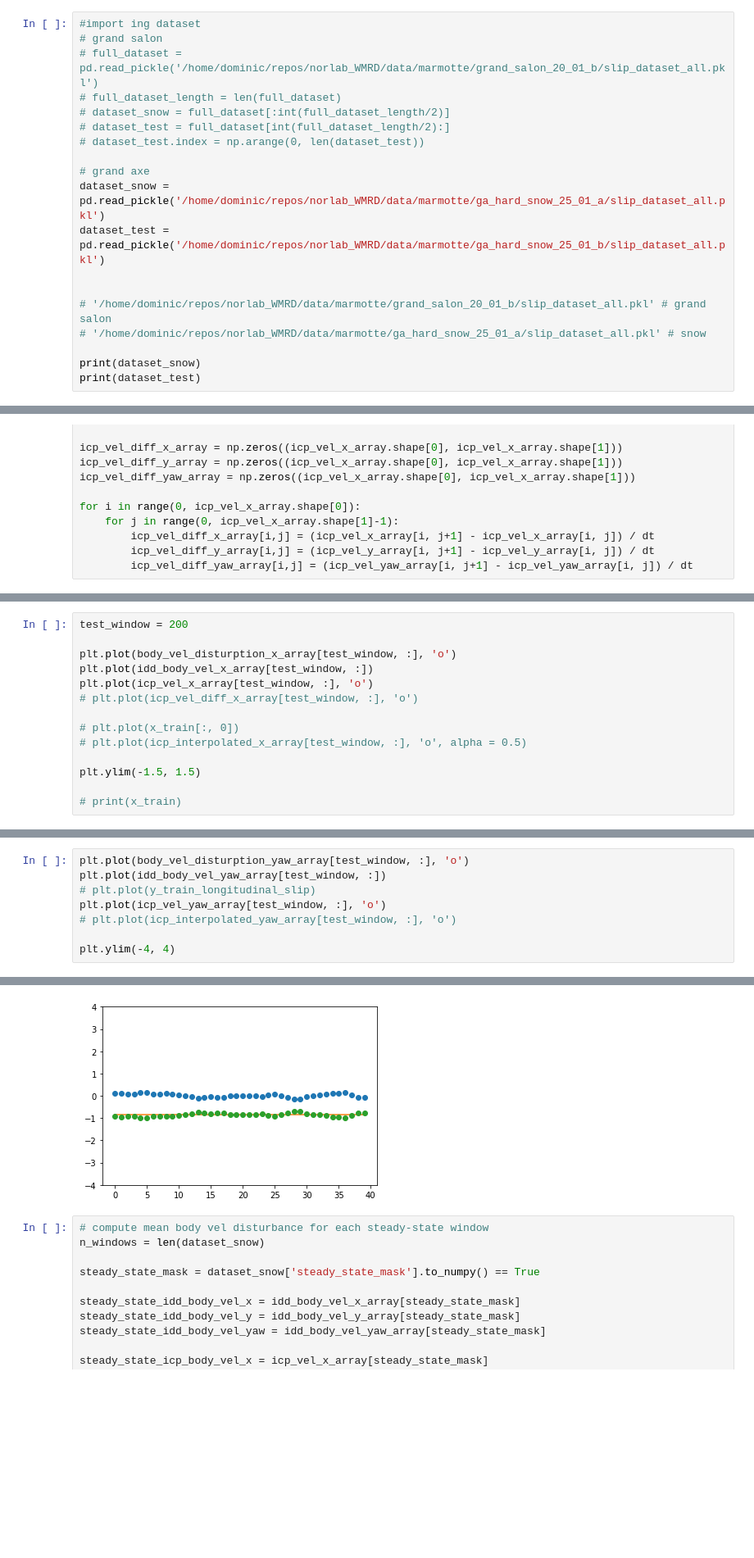
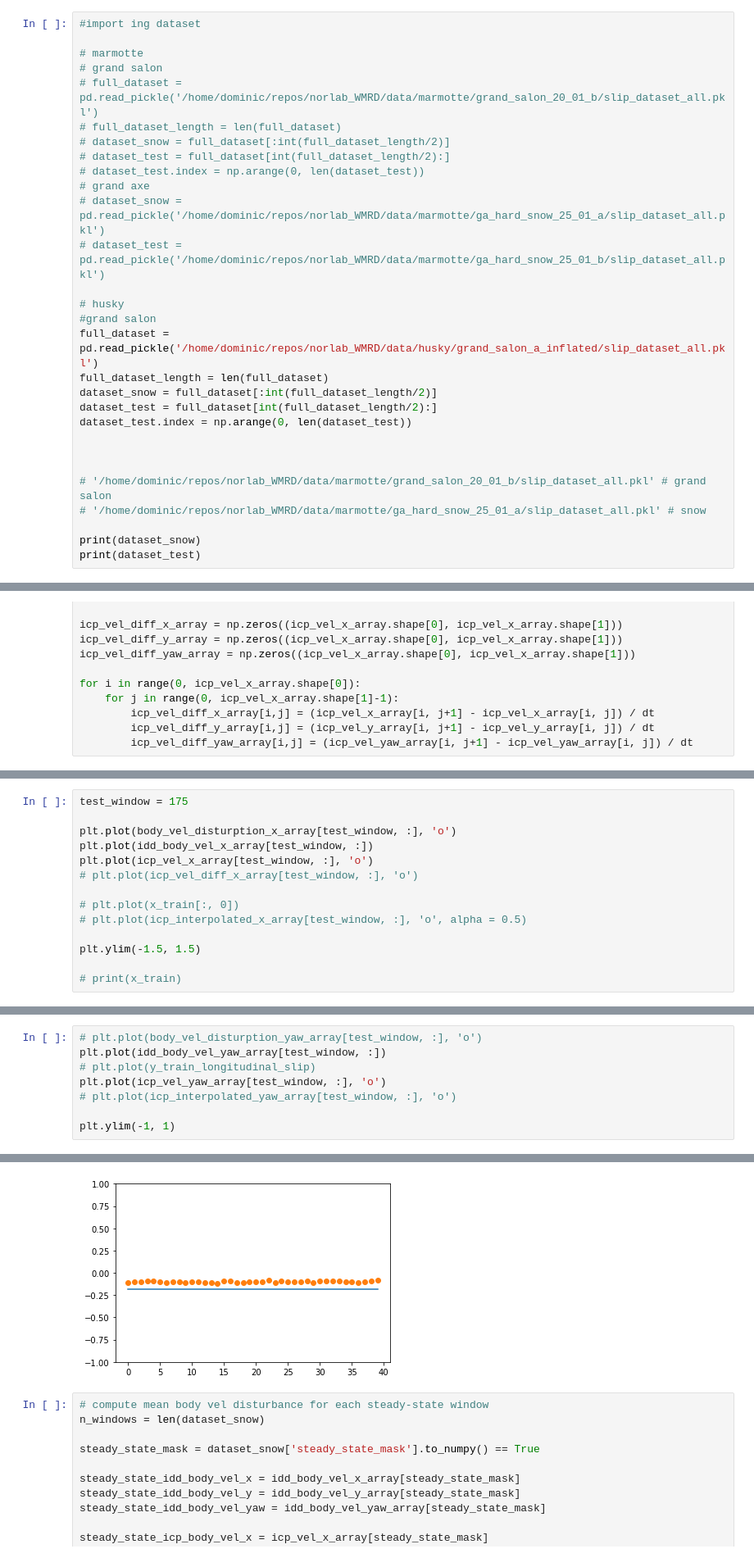
Before and after one commit to norlab-ulaval/norlab_WMRD, a Jupyter notebook: DB/train_BLR_dynamics.ipynb, the cells around one changed output, grey strips where cells are left out. Shown at 82% size. Drawn from its saved outputs; the diff is of its cells as text; blank space fills up the shorter version.

```diff
--- a/DB/train_BLR_dynamics.ipynb
+++ b/DB/train_BLR_dynamics.ipynb
@@ -21,16 +23,26 @@ from sklearn import linear_model
 3.10.6 (main, Nov 14 2022, 16:10:14) [GCC 11.3.0]
 # %%
 #import ing dataset
+
+# marmotte
 # grand salon
 # full_dataset = pd.read_pickle('/home/dominic/repos/norlab_WMRD/data/marmotte/grand_salon_20_01_b/slip_dataset_all.pkl')
 # full_dataset_length = len(full_dataset)
 # dataset_snow = full_dataset[:int(full_dataset_length/2)]
 # dataset_test = full_dataset[int(full_dataset_length/2):]
 # dataset_test.index = np.arange(0, len(dataset_test))
+# grand axe
+# dataset_snow = pd.read_pickle('/home/dominic/repos/norlab_WMRD/data/marmotte/ga_hard_snow_25_01_a/slip_dataset_all.pkl')
+# dataset_test = pd.read_pickle('/home/dominic/repos/norlab_WMRD/data/marmotte/ga_hard_snow_25_01_b/slip_dataset_all.pkl')
 
-# grand axe
-dataset_snow = pd.read_pickle('/home/dominic/repos/norlab_WMRD/data/marmotte/ga_hard_snow_25_01_a/slip_dataset_all.pkl')
-dataset_test = pd.read_pickle('/home/dominic/repos/norlab_WMRD/data/marmotte/ga_hard_snow_25_01_b/slip_dataset_all.pkl')
+# husky
+#grand salon
+full_dataset = pd.read_pickle('/home/dominic/repos/norlab_WMRD/data/husky/grand_salon_a_inflated/slip_dataset_all.pkl')
+full_dataset_length = len(full_dataset)
+dataset_snow = full_dataset[:int(full_dataset_length/2)]
+dataset_test = full_dataset[int(full_dataset_length/2):]
+dataset_test.index = np.arange(0, len(dataset_test))
+
 
 
 # '/home/dominic/repos/norlab_WMRD/data/marmotte/grand_salon_20_01_b/slip_dataset_all.pkl' # grand salon
@@ -137,5 +149,5 @@ print(x_train.shape)
 # %%
-test_window = 200
+test_window = 175
 
 plt.plot(body_vel_disturption_x_array[test_window, :], 'o')
 plt.plot(idd_body_vel_x_array[test_window, :])
@@ -154,9 +166,9 @@ plt.ylim(-1.5, 1.5)
 # %%
-plt.plot(body_vel_disturption_yaw_array[test_window, :], 'o')
+# plt.plot(body_vel_disturption_yaw_array[test_window, :], 'o')
 plt.plot(idd_body_vel_yaw_array[test_window, :])
 # plt.plot(y_train_longitudinal_slip)
 plt.plot(icp_vel_yaw_array[test_window, :], 'o')
 # plt.plot(icp_interpolated_yaw_array[test_window, :], 'o')
 
-plt.ylim(-4, 4)
+plt.ylim(-1, 1)
 # %% [output]
@@ -164,4 +176,4 @@ plt.ylim(-4, 4)
-[figure, old version]
+[figure, new version]
 # %%
 # compute mean body vel disturbance for each steady-state window
 n_windows = len(dataset_snow)
```
Also changed, not shown: parts of 21 cells of this notebook, 8 other files.
